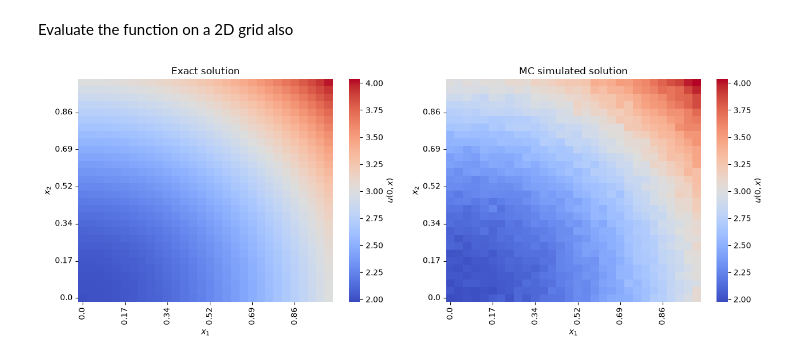
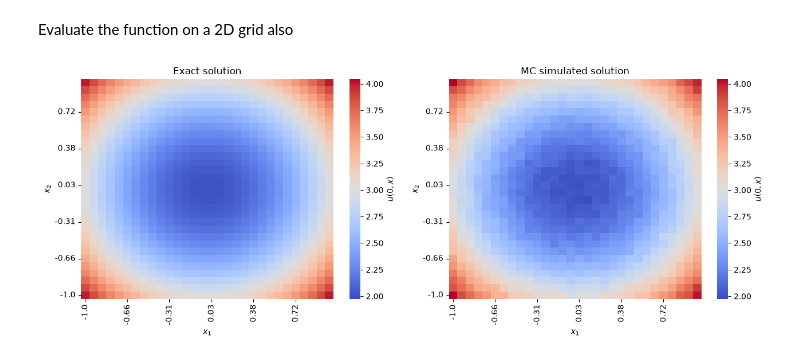
Before and after one commit to SvanteOskarAndersson/The-Deep-BSDE-Method-for-High-Dimensional-Parabolic-PDEs, a Jupyter notebook: notebooks/task1.ipynb, the cells around one changed output. Cells and saved outputs as stored; diff of their text form; code cells hidden in the pictures.

```diff
--- a/notebooks/task1.ipynb
+++ b/notebooks/task1.ipynb
@@ -161,24 +161,24 @@ Evaluate the function on a 2D grid also
 # %%
 M = 1
 N = 10000
-x_min = 0.0
+x_min = -1.0
 x_max = 1.0
 
 x1 = np.linspace(x_min, x_max, 30)
 x2 = np.linspace(x_min, x_max, 30)
 
 X1, X2 = np.meshgrid(x1, x2)
 points = np.stack([X1.ravel(), X2.ravel()], axis=-1)
 
 sol_grid = np.array([bhe_MC(p, t, T, M, N, psi=g)[0] for p in points]).reshape(X1.shape)
 exact_grid = heexact(t, points, T).reshape(X1.shape)
 
 vmin = min(sol_grid.min(), exact_grid.min())
 vmax = max(sol_grid.max(), exact_grid.max())
 fig, axes = plt.subplots(1, 2, figsize=(13, 5))   # 1 row, 2 columns
 plot2d(exact_grid, x1, x2, sim=False, ax=axes[0], vmin=vmin, vmax=vmax)
 plot2d(sol_grid,  x1, x2, sim=True,  ax=axes[1], vmin=vmin, vmax=vmax)
 plt.tight_layout()
 plt.show()
 # %% [output]
-[figure, old version]
+[figure, new version]
```
Also changed, not shown: parts of 10 cells of this notebook, 2 other files.
